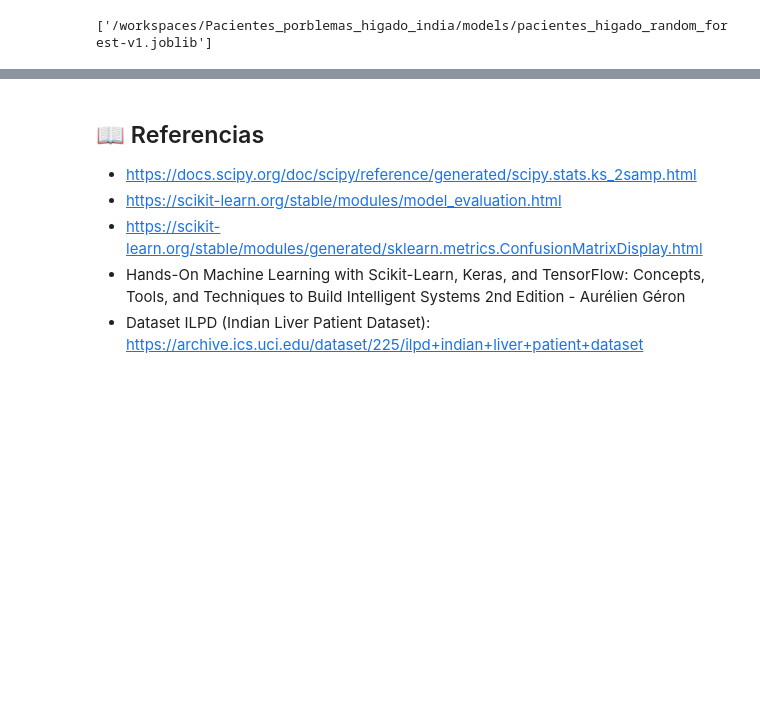
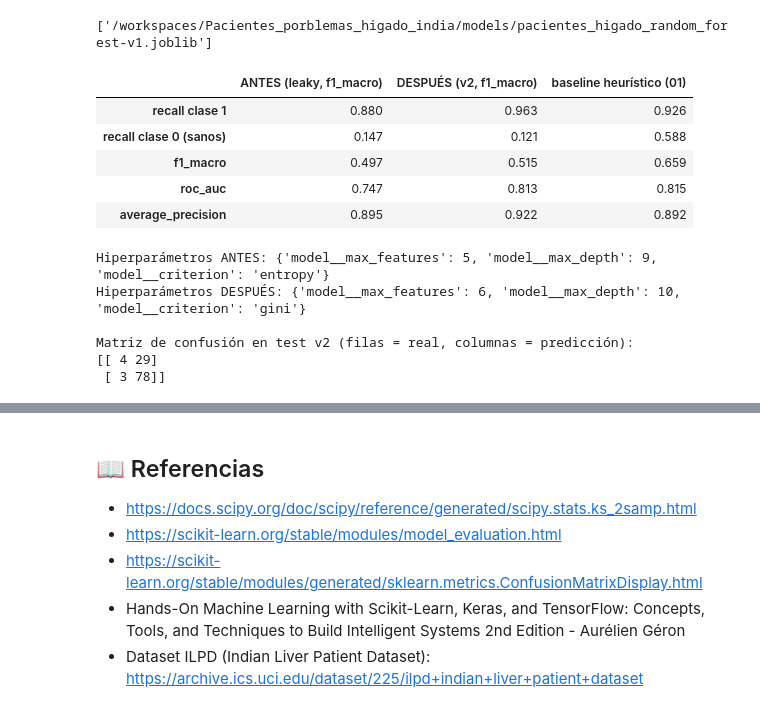
Before and after one commit to maribedaris/Proyecto_de_Pacientes_de_Higado_con_Scripts, a Jupyter notebook: notebooks/5-models/05-model_validation-mba-2026-08-19.ipynb, the cells around one changed output, grey strips where cells are left out. Drawn from its saved outputs; the diff is of its cells as text; code cells hidden in the pictures; blank space fills up the shorter version.

```diff
--- a/notebooks/5-models/05-model_validation-mba-2026-08-19.ipynb
+++ b/notebooks/5-models/05-model_validation-mba-2026-08-19.ipynb
@@ -531,3 +596,68 @@ dump(
 )
 # %% [output]
 ['/workspaces/Pacientes_porblemas_higado_india/models/pacientes_higado_random_forest-v1.joblib']
+# %%
+# Evidencia del impacto del leakage + comparación con el baseline, todo junto.
+from sklearn.metrics import average_precision_score, confusion_matrix
+
+# ANTES: misma búsqueda (con scoring=f1_macro para comparación justa) sobre el split viejo
+grid_antes = RandomizedSearchCV(
+    data_model_pipeline,
+    {
+        "model__max_depth": [4, 5, 7, 9, 10],
+        "model__max_features": [2, 3, 4, 5, 6, 7, 8, 9, 10, 11],
+        "model__criterion": ["gini", "entropy"],
+    },
+    cv=5,
+    scoring="f1_macro",
+    n_jobs=8,
+    random_state=SEED,
+).fit(x_train_leaky, y_train_leaky)
+modelo_antes = grid_antes.best_estimator_
+
+
+def _metricas_clave(y_true, y_pred, y_score):
+    return {
+        "recall clase 1": recall_score(y_true, y_pred),
+        "recall clase 0 (sanos)": recall_score(y_true, y_pred, pos_label=0),
+        "f1_macro": f1_score(y_true, y_pred, average="macro"),
+        "roc_auc": roc_auc_score(y_true, y_score),
+        "average_precision": average_precision_score(y_true, y_score),
+    }
+
+
+resultados_antes_despues_05 = pd.DataFrame(
+    {
+        "ANTES (leaky, f1_macro)": _metricas_clave(
+            y_test_leaky,
+            modelo_antes.predict(x_test_leaky),
+            modelo_antes.predict_proba(x_test_leaky)[:, 1],
+        ),
+        "DESPUÉS (v2, f1_macro)": _metricas_clave(y_test, y_pred, y_proba),
+        "baseline heurístico (01)": {
+            "recall clase 1": 0.926,
+            "recall clase 0 (sanos)": 0.588,
+            "f1_macro": 0.659,
+            "roc_auc": 0.815,
+            "average_precision": 0.892,
+        },
+    }
+).round(3)
+display(resultados_antes_despues_05)
+print(f"Hiperparámetros ANTES: {grid_antes.best_params_}")
+print(f"Hiperparámetros DESPUÉS: {grid_search.best_params_}")
+print("\nMatriz de confusión en test v2 (filas = real, columnas = predicción):")
+print(confusion_matrix(y_test, y_pred))
+# %% [output]
+|  | ANTES (leaky, f1_macro) | DESPUÉS (v2, f1_macro) | baseline heurístico (01) |
+| recall clase 1 | 0.880 | 0.963 | 0.926 |
+| recall clase 0 (sanos) | 0.147 | 0.121 | 0.588 |
+| f1_macro | 0.497 | 0.515 | 0.659 |
+| roc_auc | 0.747 | 0.813 | 0.815 |
+| average_precision | 0.895 | 0.922 | 0.892 |
+Hiperparámetros ANTES: {'model__max_features': 5, 'model__max_depth': 9, 'model__criterion': 'entropy'}
+Hiperparámetros DESPUÉS: {'model__max_features': 6, 'model__max_depth': 10, 'model__criterion': 'gini'}
+
+Matriz de confusión en test v2 (filas = real, columnas = predicción):
+[[ 4 29]
+ [ 3 78]]
```
Also changed, not shown: parts of 12 cells of this notebook, 12 other files.
